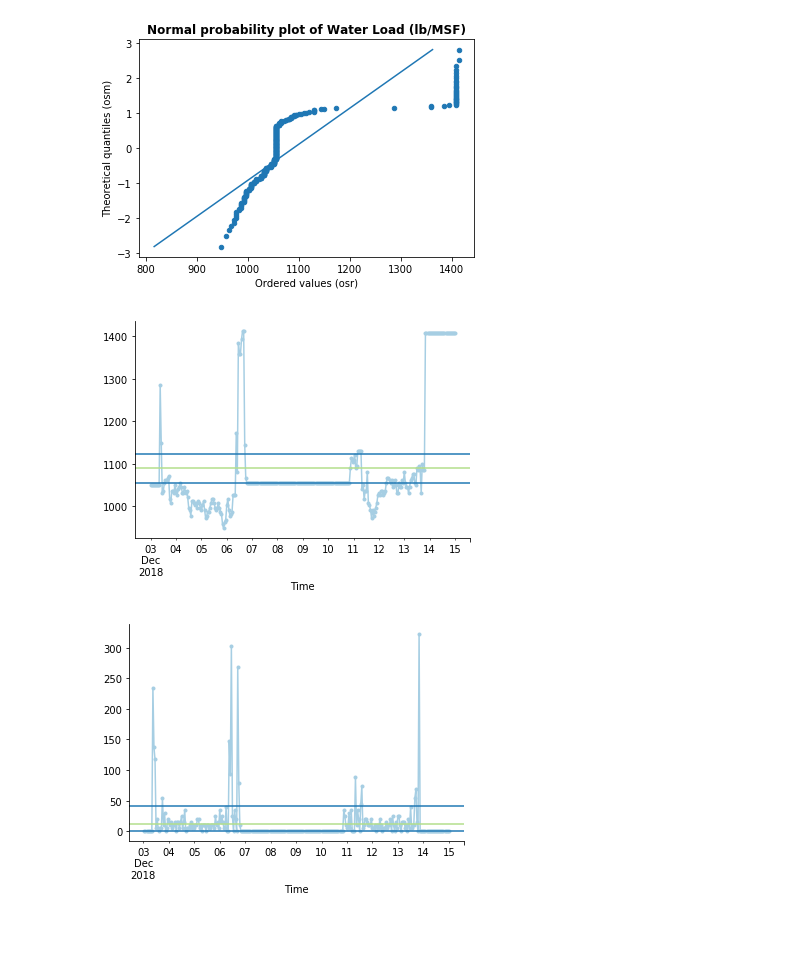
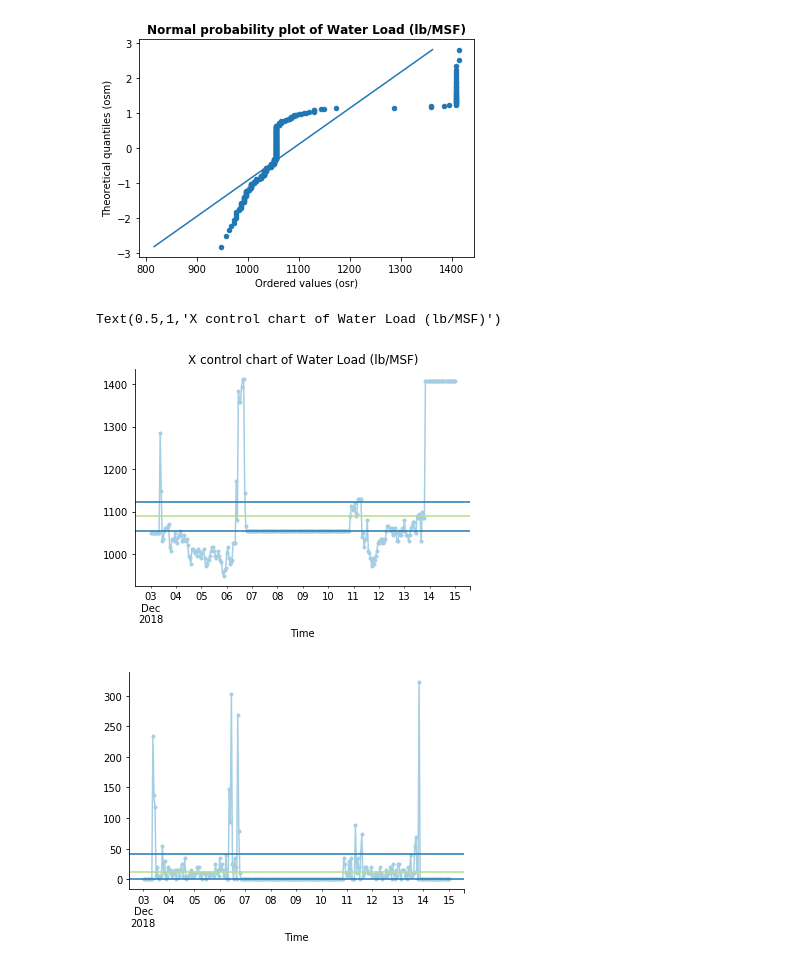
Before and after one commit to gillespilon/noob, a Jupyter notebook: graphs.ipynb, the cells around one changed output. Drawn from its saved outputs; the diff is of its cells as text; code cells hidden in the pictures; blank space fills up the shorter version.

Commit message:
Tidy X control chart.

```diff
--- a/graphs.ipynb
+++ b/graphs.ipynb
@@ -112,10 +112,13 @@ Text(0.5,1,'Normal probability plot of Water Load (lb/MSF)')
 # %%
 # Create XmR control charts using the datasense package.
 import datasense as ds
 x = ds.X(df['Water Load (lb/MSF)'].to_frame())
-ax3 =x.ax
+ax6 =x.ax
+ax6.set_title('X control chart of ' + 'Water Load (lb/MSF)')
+ax6.
 # %% [output]
+Text(0.5,1,'X control chart of Water Load (lb/MSF)')
-[figure, old version]
+[figure, new version]
 # %%
 y = ds.mR(df['Water Load (lb/MSF)'].to_frame())
 ax4 = y.ax
```
